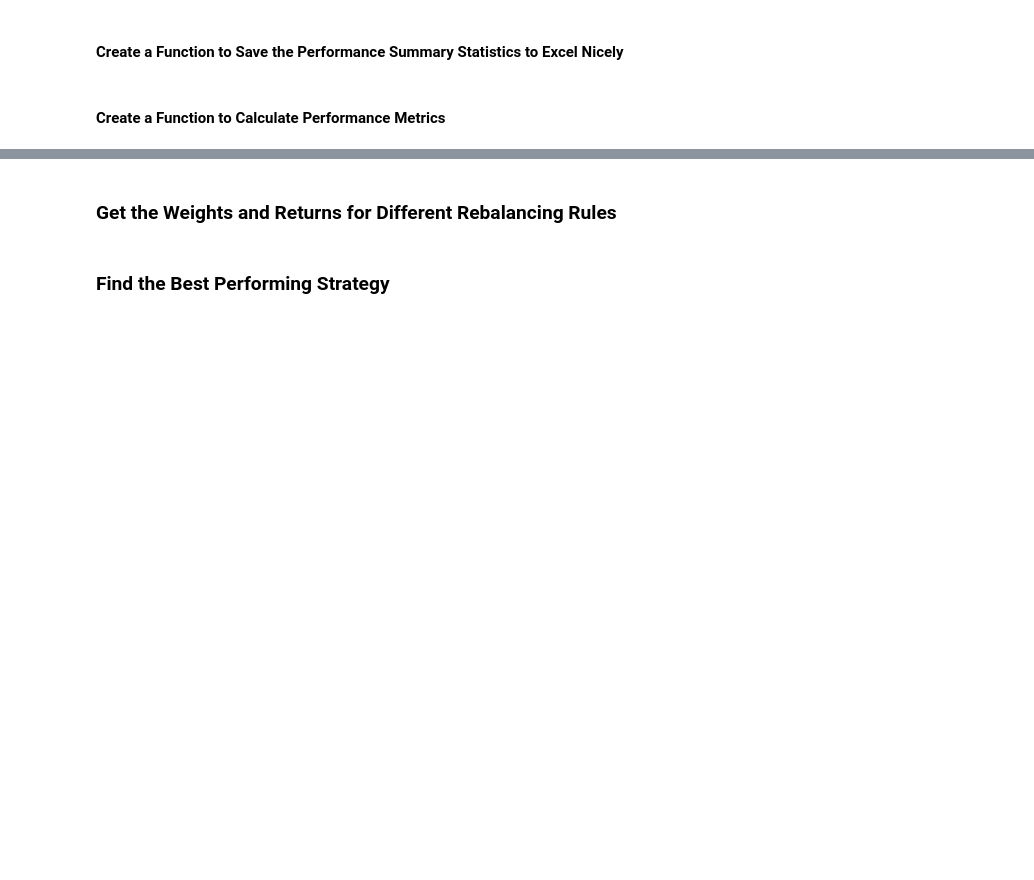
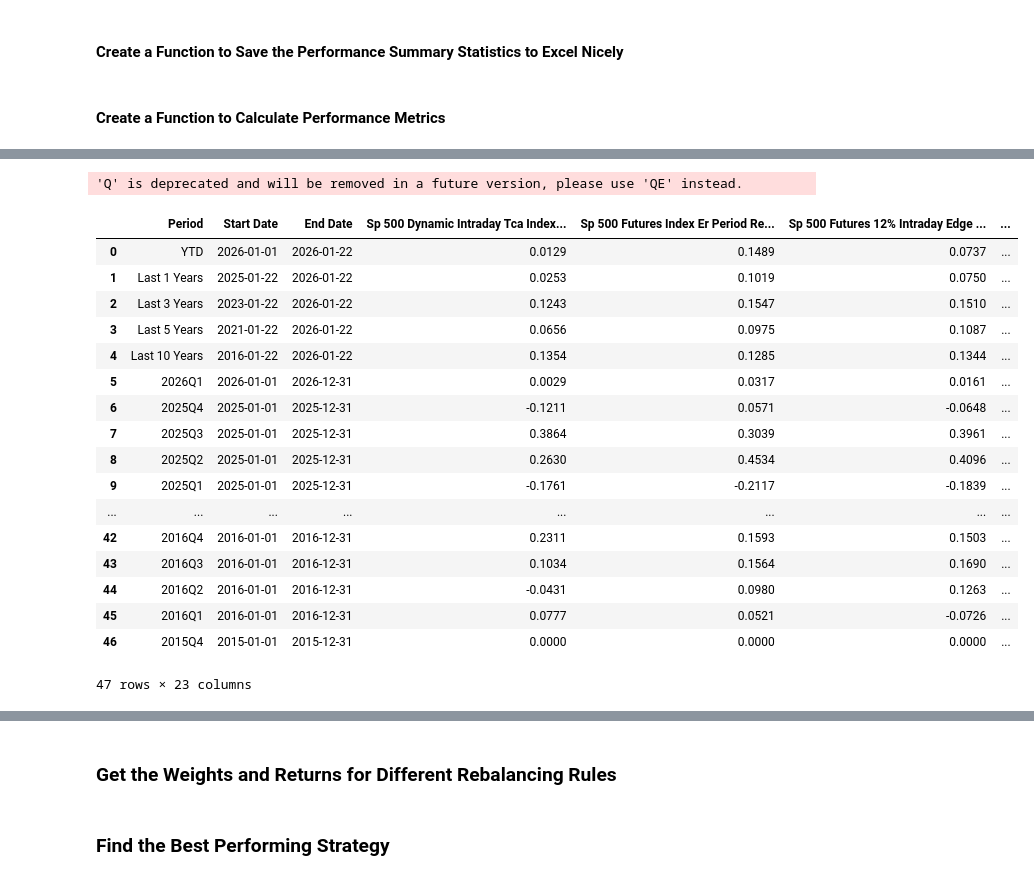
Before and after one commit to danielhalm1407/Risk-Control-Using-a-Bayesian-Joint-Quantile-Time-Series-Model-For-Asset-Returns, a Jupyter notebook: notebooks/NB02_Backtest_Intraday.ipynb, the cells around one changed output, grey strips where cells are left out. Cells and saved outputs as stored; diff of their text form; code cells hidden in the pictures; blank space fills up the shorter version.

Commit message:
align local versions of dash app with git version

```diff
--- a/notebooks/NB02_Backtest_Intraday.ipynb
+++ b/notebooks/NB02_Backtest_Intraday.ipynb
@@ -496,0 +511,6 @@ intraday_index_levels_v2
+# %%
+# run an instance of the ReturnsCalculator class from the returns.py module to compute log returns
+calc = ReturnsCalculator(ReturnsConfig(return_kind="log", inplace=False))
+
+# run the transform method of the ReturnsCalculator instance to compute the returns
+intraday_index_levels_v3 = calc.transform(intraday_index_levels_v2)
@@ -862,0 +580,7 @@ def calc_total_returns(merged_df, start_date=None, end_date=None, return_df=True
+# %%
+# Specify the correct columns that we want to plot:
+# all the columns that have 'period_return' in their name
+
+index_returns_cols = [col for col in intraday_index_levels_v3.columns if 'period_return' in col]
+
+index_returns_cols
@@ -987,0 +881,39 @@ def get_performance_metrics(df, save = False):
+# %%
+# set up the configuration for the performance summary
+ps = pm.PerformanceSummary(
+    intraday_index_levels_v3,
+    index_returns_cols,
+    kind="log",
+    annualise = ["YTD","windows","resampled"],
+    # set resampling frequency to quarterly
+    resample_freq="Q",
+    include_vol=True,
+    include_drawdown=True,
+    periods_per_year=252,
+)
+
+# run the performance summary calculation
+strategies_performance_summary_df = ps.run()
+
+# inspect the summary dataframe
+strategies_performance_summary_df
+# %% [output]
+'Q' is deprecated and will be removed in a future version, please use 'QE' instead.
+|  | Period | Start Date | End Date | Sp 500 Dynamic Intraday Tca Index... | Sp 500 Futures Index Er Period Re... | Sp 500 Futures 12% Intraday Edge ... | ... |
+| 0 | YTD | 2026-01-01 | 2026-01-22 | 0.0129 | 0.1489 | 0.0737 | ... |
+| 1 | Last 1 Years | 2025-01-22 | 2026-01-22 | 0.0253 | 0.1019 | 0.0750 | ... |
+| 2 | Last 3 Years | 2023-01-22 | 2026-01-22 | 0.1243 | 0.1547 | 0.1510 | ... |
+| 3 | Last 5 Years | 2021-01-22 | 2026-01-22 | 0.0656 | 0.0975 | 0.1087 | ... |
+| 4 | Last 10 Years | 2016-01-22 | 2026-01-22 | 0.1354 | 0.1285 | 0.1344 | ... |
+| 5 | 2026Q1 | 2026-01-01 | 2026-12-31 | 0.0029 | 0.0317 | 0.0161 | ... |
+| 6 | 2025Q4 | 2025-01-01 | 2025-12-31 | -0.1211 | 0.0571 | -0.0648 | ... |
+| 7 | 2025Q3 | 2025-01-01 | 2025-12-31 | 0.3864 | 0.3039 | 0.3961 | ... |
+| 8 | 2025Q2 | 2025-01-01 | 2025-12-31 | 0.2630 | 0.4534 | 0.4096 | ... |
+| 9 | 2025Q1 | 2025-01-01 | 2025-12-31 | -0.1761 | -0.2117 | -0.1839 | ... |
+| ... | ... | ... | ... | ... | ... | ... | ... |
+| 42 | 2016Q4 | 2016-01-01 | 2016-12-31 | 0.2311 | 0.1593 | 0.1503 | ... |
+| 43 | 2016Q3 | 2016-01-01 | 2016-12-31 | 0.1034 | 0.1564 | 0.1690 | ... |
+| 44 | 2016Q2 | 2016-01-01 | 2016-12-31 | -0.0431 | 0.0980 | 0.1263 | ... |
+| 45 | 2016Q1 | 2016-01-01 | 2016-12-31 | 0.0777 | 0.0521 | -0.0726 | ... |
+| 46 | 2015Q4 | 2015-01-01 | 2015-12-31 | 0.0000 | 0.0000 | 0.0000 | ... |
+47 rows × 23 columns
```
Also changed, not shown: parts of 71 cells of this notebook, 4 other files.
